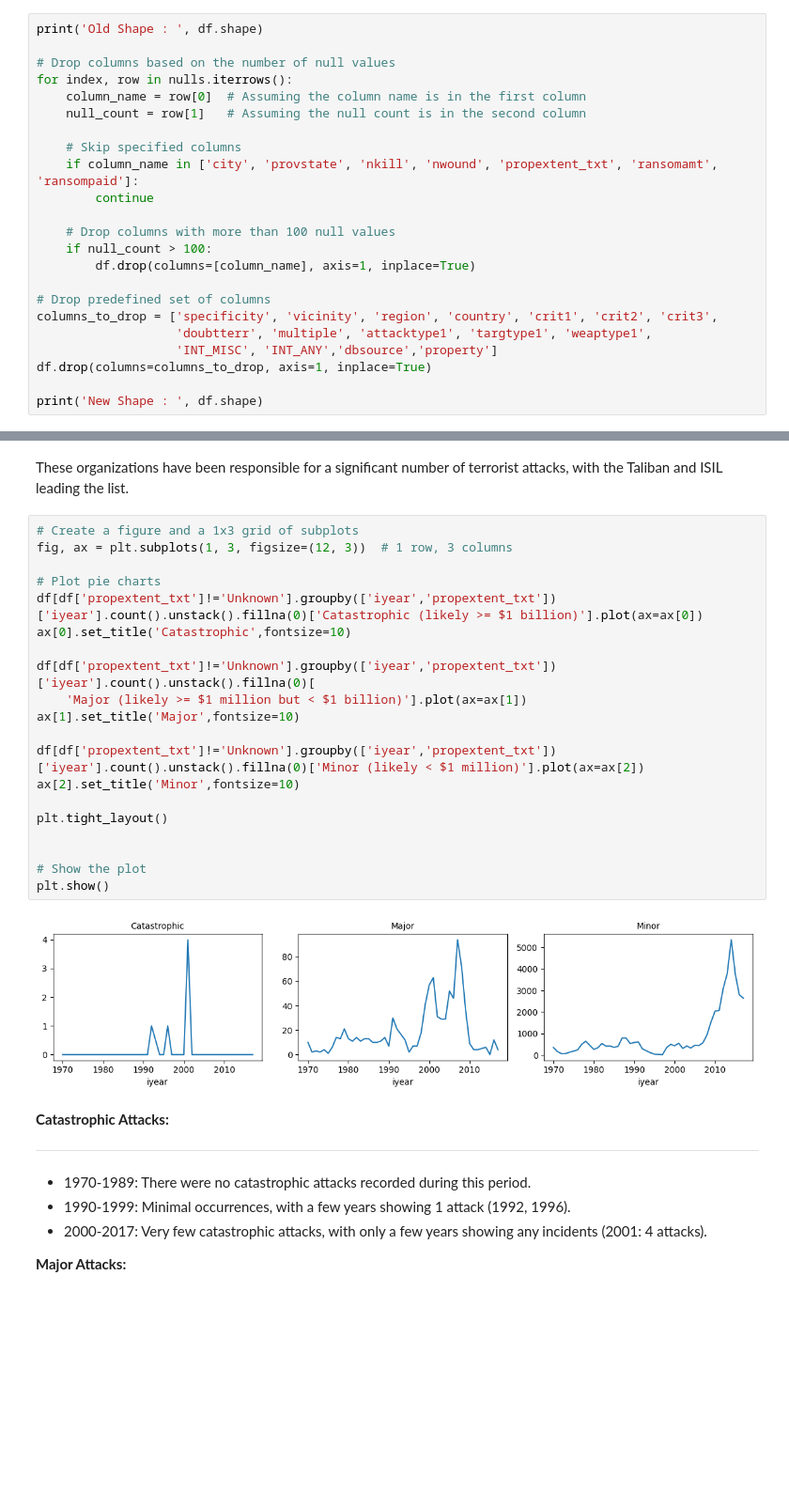
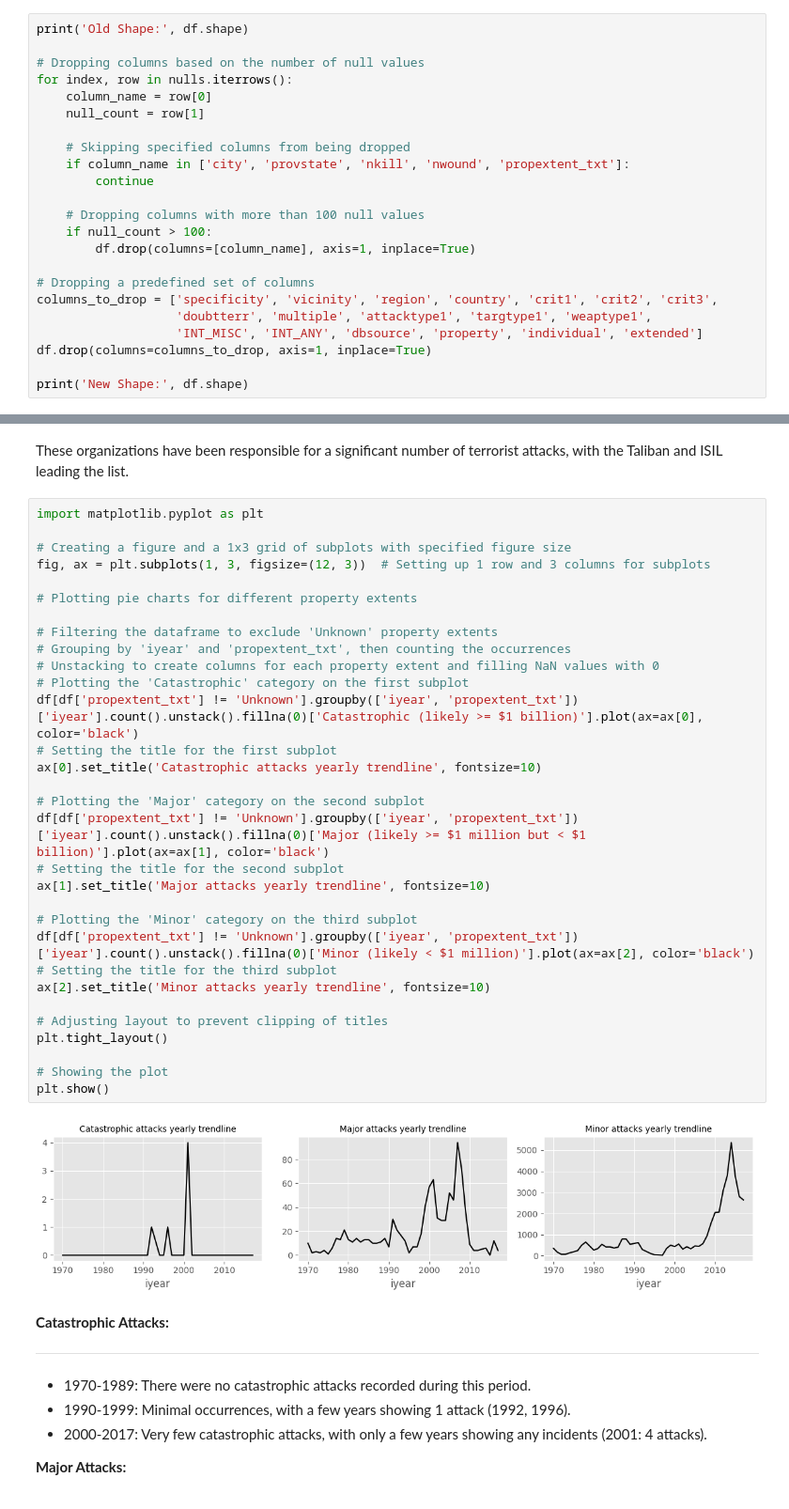
Before and after one commit to kjbhardwaj99/Data-Analysis, a Jupyter notebook: Global_Terrorism_Data_Data_Analysis.ipynb, the cells around one changed output, grey strips where cells are left out. Shown at 94% size. Drawn from its saved outputs; the diff is of its cells as text; blank space fills up the shorter version.

```diff
--- a/Global_Terrorism_Data_Data_Analysis.ipynb
+++ b/Global_Terrorism_Data_Data_Analysis.ipynb
@@ -93,26 +104,26 @@ nulls
 | 134 | related | 154675 |
 135 rows × 2 columns
 # %%
-print('Old Shape : ', df.shape)
+print('Old Shape:', df.shape)
 
-# Drop columns based on the number of null values
+# Dropping columns based on the number of null values
 for index, row in nulls.iterrows():
-    column_name = row[0]  # Assuming the column name is in the first column
-    null_count = row[1]   # Assuming the null count is in the second column
+    column_name = row[0]
+    null_count = row[1]
 
-    # Skip specified columns
-    if column_name in ['city', 'provstate', 'nkill', 'nwound', 'propextent_txt', 'ransomamt', 'ransompaid']:
+    # Skipping specified columns from being dropped
+    if column_name in ['city', 'provstate', 'nkill', 'nwound', 'propextent_txt']:
         continue
 
-    # Drop columns with more than 100 null values
+    # Dropping columns with more than 100 null values
     if null_count > 100:
         df.drop(columns=[column_name], axis=1, inplace=True)
 
-# Drop predefined set of columns
+# Dropping a predefined set of columns
 columns_to_drop = ['specificity', 'vicinity', 'region', 'country', 'crit1', 'crit2', 'crit3',
                    'doubtterr', 'multiple', 'attacktype1', 'targtype1', 'weaptype1',
-                   'INT_MISC', 'INT_ANY','dbsource','property']
+                   'INT_MISC', 'INT_ANY', 'dbsource', 'property', 'individual', 'extended']
 df.drop(columns=columns_to_drop, axis=1, inplace=True)
 
-print('New Shape : ', df.shape)
+print('New Shape:', df.shape)
 # %% [output]
@@ -646,27 +678,38 @@ fig.show()
 # %% [markdown]
 These organizations have been responsible for a significant number of terrorist attacks, with the Taliban and ISIL leading the list.
 # %%
-# Create a figure and a 1x3 grid of subplots
-fig, ax = plt.subplots(1, 3, figsize=(12, 3))  # 1 row, 3 columns
+import matplotlib.pyplot as plt
 
-# Plot pie charts
-df[df['propextent_txt']!='Unknown'].groupby(['iyear','propextent_txt'])['iyear'].count().unstack().fillna(0)['Catastrophic (likely >= $1 billion)'].plot(ax=ax[0])
-ax[0].set_title('Catastrophic',fontsize=10)
+# Creating a figure and a 1x3 grid of subplots with specified figure size
+fig, ax = plt.subplots(1, 3, figsize=(12, 3))  # Setting up 1 row and 3 columns for subplots
 
-df[df['propextent_txt']!='Unknown'].groupby(['iyear','propextent_txt'])['iyear'].count().unstack().fillna(0)[
-    'Major (likely >= $1 million but < $1 billion)'].plot(ax=ax[1])
-ax[1].set_title('Major',fontsize=10)
+# Plotting pie charts for different property extents
 
-df[df['propextent_txt']!='Unknown'].groupby(['iyear','propextent_txt'])['iyear'].count().unstack().fillna(0)['Minor (likely < $1 million)'].plot(ax=ax[2])
-ax[2].set_title('Minor',fontsize=10)
+# Filtering the dataframe to exclude 'Unknown' property extents
+# Grouping by 'iyear' and 'propextent_txt', then counting the occurrences
+# Unstacking to create columns for each property extent and filling NaN values with 0
+# Plotting the 'Catastrophic' category on the first subplot
+df[df['propextent_txt'] != 'Unknown'].groupby(['iyear', 'propextent_txt'])['iyear'].count().unstack().fillna(0)['Catastrophic (likely >= $1 billion)'].plot(ax=ax[0], color='black')
+# Setting the title for the first subplot
+ax[0].set_title('Catastrophic attacks yearly trendline', fontsize=10)
 
+# Plotting the 'Major' category on the second subplot
+df[df['propextent_txt'] != 'Unknown'].groupby(['iyear', 'propextent_txt'])['iyear'].count().unstack().fillna(0)['Major (likely >= $1 million but < $1 billion)'].plot(ax=ax[1], color='black')
+# Setting the title for the second subplot
+ax[1].set_title('Major attacks yearly trendline', fontsize=10)
+
+# Plotting the 'Minor' category on the third subplot
+df[df['propextent_txt'] != 'Unknown'].groupby(['iyear', 'propextent_txt'])['iyear'].count().unstack().fillna(0)['Minor (likely < $1 million)'].plot(ax=ax[2], color='black')
+# Setting the title for the third subplot
+ax[2].set_title('Minor attacks yearly trendline', fontsize=10)
+
+# Adjusting layout to prevent clipping of titles
 plt.tight_layout()
 
-
-# Show the plot
+# Showing the plot
 plt.show()
 # %% [output]
-[figure, old version]
+[figure, new version]
 # %% [markdown]
 **Catastrophic Attacks:**
 
```
Also changed, not shown: parts of 78 cells of this notebook.
